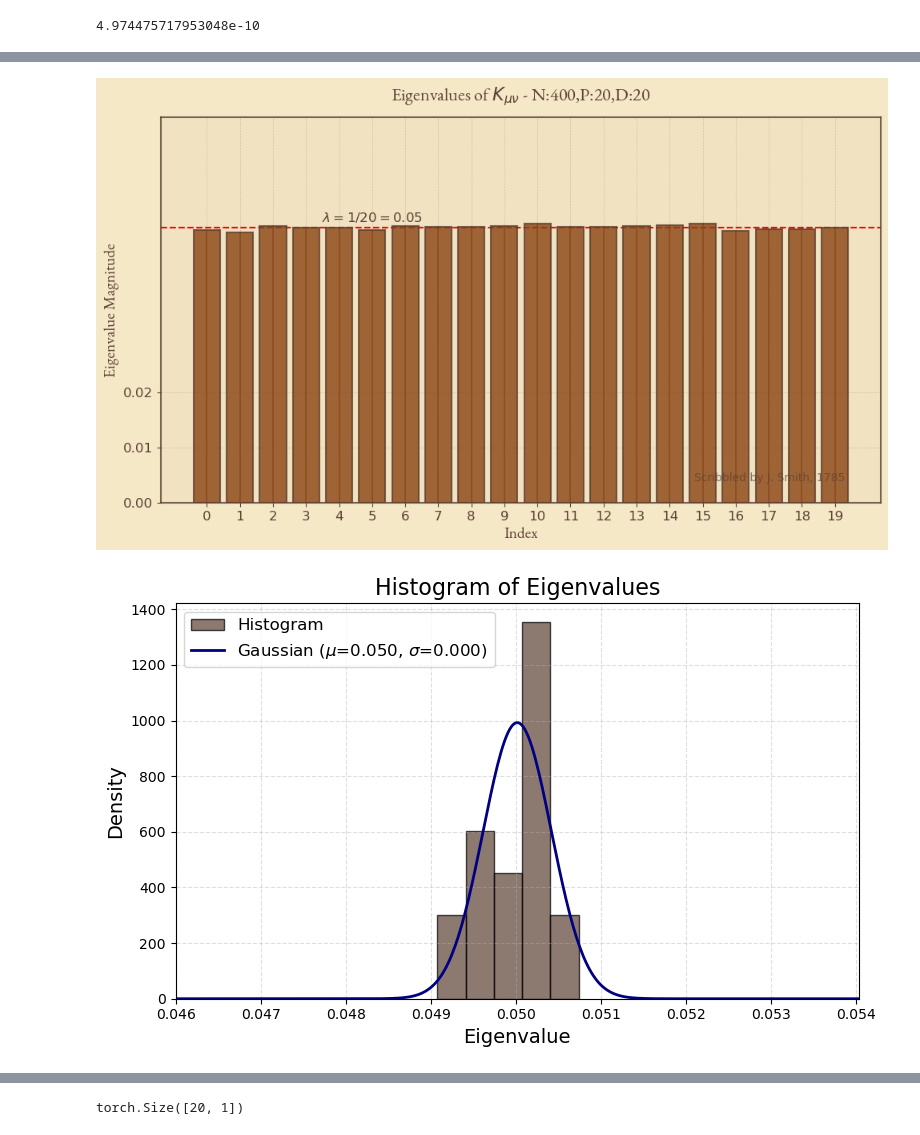
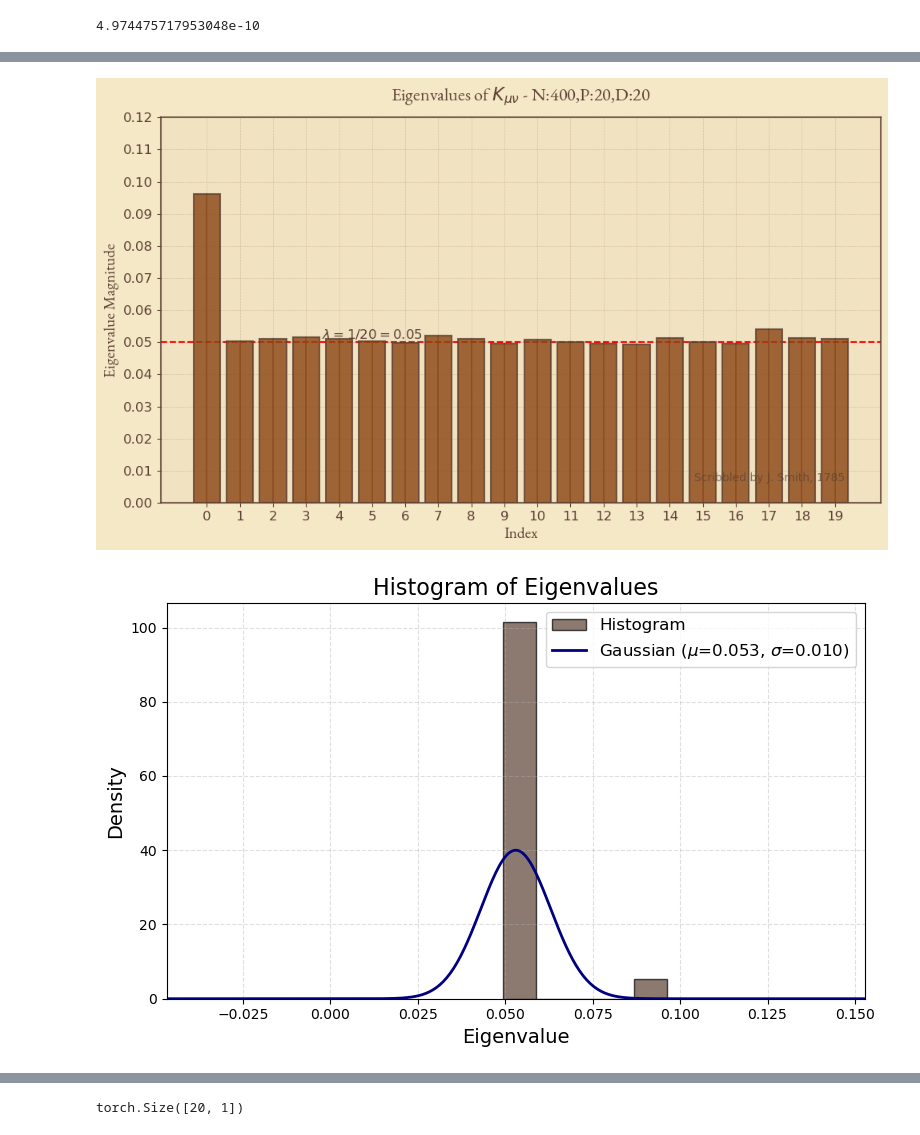
Before and after one commit to theideasmith/FCNX-Ensembling, a Jupyter notebook: scripts/N400 P20 D20 Analysis.ipynb, the cells around one changed output, grey strips where cells are left out. Drawn from its saved outputs; the diff is of its cells as text; code cells hidden in the pictures.

```diff
--- a/scripts/N400 P20 D20 Analysis.ipynb
+++ b/scripts/N400 P20 D20 Analysis.ipynb
@@ -96,7 +96,10 @@ ens = 100
 model = FCN3NetworkEnsembleLinear(input_size, hidden_size, hidden_size,
                                  ens=ens,
                                  weight_initialization_variance=(1/input_size, 1.0/hidden_size, 1.0/(hidden_size**2))).to(device)
-file = '/home/akiva/gpnettrain/P_20_D_20_N_400_epochs_2000000_lrA_5.00e-08_time_20250716_170626'
+# file = '/home/akiva/gpnettrain/P_20_D_20_N_400_epochs_2000000_lrA_5.00e-08_time_20250716_170626'
+# file = '/home/akiva/experimental_results/fcn3/GP_P_20_D_20_N_400_epochs_2000000_lrA_5.00e-10_time_20250713_131139'
+file = '/home/akiva/gpnettrain/P_20_D_20_N_400_epochs_3500000_lrA_5.00e-06_time_20250720_083313'
+# file = '/home/akiva/gpnettrain/P_20_D_20_N_400_epochs_2000000_lrA_5.00e-09_time_20250718_084235/'
 # %% [output]
 4.974475717953048e-10
 # %%
@@ -275,36 +267,39 @@ else:
     plt.ylabel('Eigenvalue Magnitude', fontstyle='italic', color='#5c4033', fontsize=14)
     plt.title('Eigenvalues of $K_{\\mu \\nu}$', fontstyle='italic', color='#5c4033', fontsize=16, pad=15)
 
 # Add grid with a faint, irregular pencil look
 ax.grid(True, linestyle='--', linewidth=0.5, color='#a68a64', alpha=0.4, zorder=1)
 
 # Set axis limits and ticks with an aged style
 ax.set_ylim(0, max(y) * 1.1)  # Adjusted to 10% above max(y) for better fit
+ax.set_ylim(0, 0.1)
+
 ax.set_xticks(x)
-ax.set_yticks(np.arange(0, 0.03, step=0.01))  # Finer ticks, adjusted to new limit
+ax.set_yticks(np.arange(0, 0.13, step=0.01))  # Finer ticks, adjusted to new limit
 ax.tick_params(axis='both', colors='#5c4033', labelsize=12)
 
 # Add a decorative border
 for spine in ax.spines.values():
     spine.set_visible(True)
     spine.set_color('#5c4033')
     spine.set_linewidth(1.5)
     spine.set_alpha(0.8)
-ax.set_ylim(0, 0.07)
+
+
 # Add a faux signature or note in the corner
 ax.text(0.95, 0.05, 'Scribbled by J. Smith, 1785', transform=ax.transAxes,
         color='#5c4033', fontsize=10, ha='right', va='bottom', alpha=0.7)
 ax.axhline(y=0.05, color='red', linestyle='--')
 
 ax.text(x=5, y=0.05 + 0.001, s='$\lambda = 1/20= 0.05$', fontsize=12, ha='center', fontstyle="italic",  color='#5c4033', fontproperties=handwritten_font)
 
 # Adjust layout to avoid clipping
 plt.tight_layout()
 
 # Show the plot
 plt.show()
 # %% [output]
-[figure, old version]
+[figure, new version]
 # %%
 # Plot the histogram of the eigenvalues and overlay a Gaussian fit
 import numpy as np
@@ -336,5 +331,5 @@ plt.xlim(x_min, x_max)
 plt.tight_layout()
 plt.show()
 # %% [output]
-[figure, old version]
+[figure, new version]
 # %%
```
Also changed, not shown: parts of 15 cells of this notebook, 2 other files.
